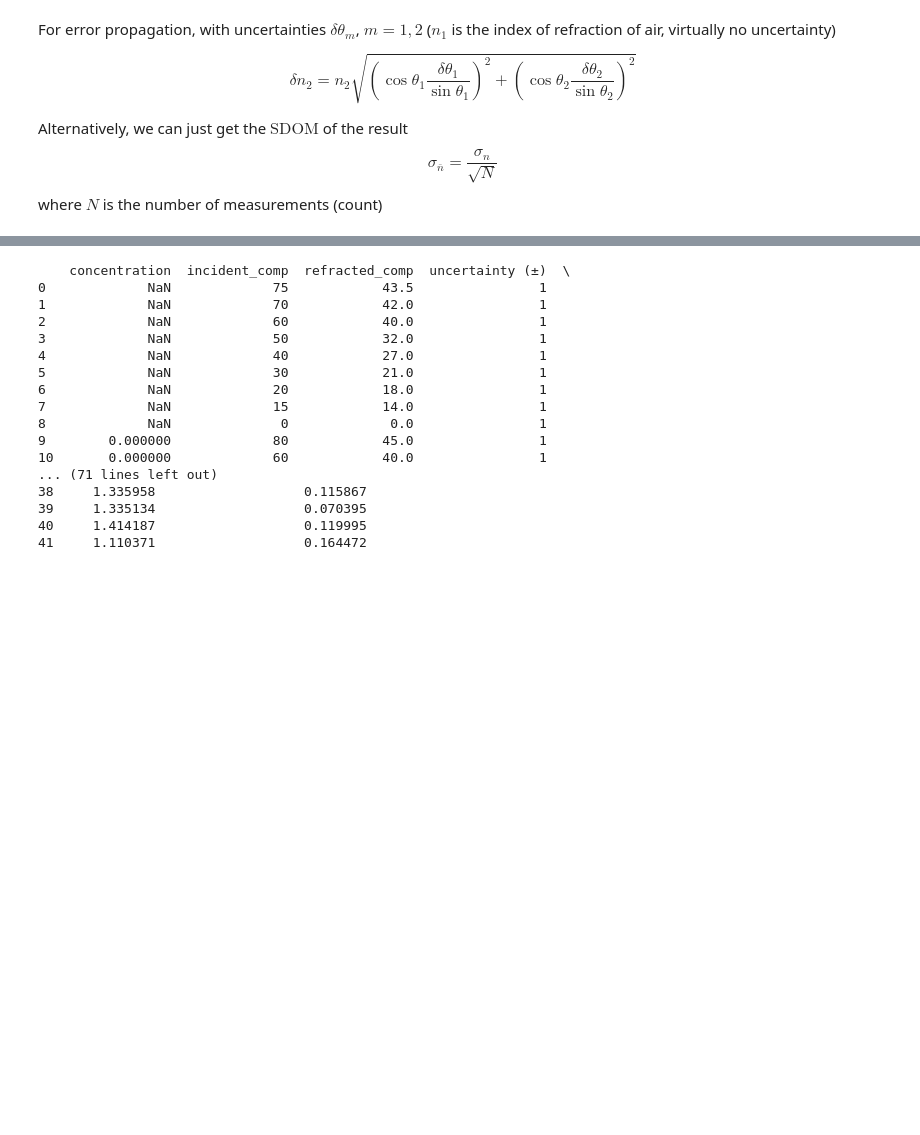
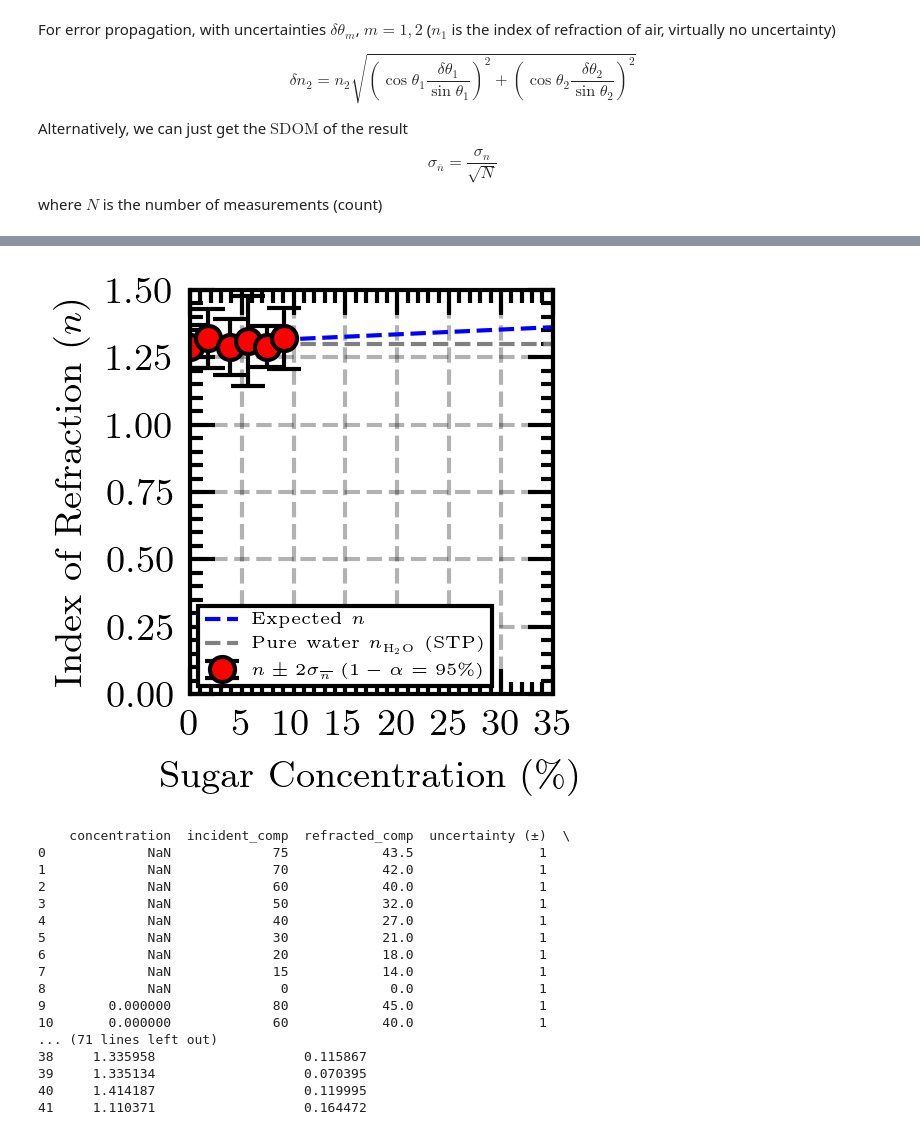
Before and after one commit to silvernuke911/Physics157, a Jupyter notebook: PHYSICS192 CODE/E5A/E5A.ipynb, the cells around one changed output, grey strips where cells are left out. Saved outputs shown, nothing was run; the diff lists cells and outputs as text; code cells hidden in the pictures; blank space fills up the shorter version.

```diff
--- a/PHYSICS192 CODE/E5A/E5A.ipynb
+++ b/PHYSICS192 CODE/E5A/E5A.ipynb
@@ -55,0 +87,20 @@ where $N$ is the number of measurements (count)
+# %%
+data2['incident'] = data2['incident_comp']
+data2['refracted'] = data2['refracted_comp']
+
+# Convert angles and uncertainty to radians
+incident_rad = np.deg2rad(data2['incident'])
+refracted_rad = np.deg2rad(data2['refracted'])
+
+# Calculate sines and their uncertainties
+data2['sin(i)'] = np.sin(incident_rad)
+data2['sin(r)'] = np.sin(refracted_rad)
+
+# 4. CORRECTED SNELL'S LAW CALCULATION:
+# n_substrate = (n_air * sin(incident)) / sin(refracted)
+n_air = 1.0003
+data2['n_substrate'] = (n_air * data2['sin(i)']) / data2['sin(r)']
+
+
+# Display the important columns to verify
+print(data2)
@@ -55,0 +238,52 @@ where $N$ is the number of measurements (count)
+# %%
+import matplotlib.pyplot as plt
+plt.figure(figsize=(2, 2), dpi=300)
+
+perce = np.linspace(0,35,100)
+nexp = 1.3 + 1.77e-3 * perce
+results_df = display_df.copy()
+print(display_df)
+plt.errorbar(
+    x=results_df['concentration'],
+    y=results_df['n_mean'],
+    yerr=2 * results_df['n_sdom'],
+    fmt='o',
+    color='red',
+    ecolor='black',
+    markeredgecolor='black',
+    markerfacecolor='red',
+    capsize=4,
+    elinewidth=1,
+    markersize=6,
+    label=r'$n \pm 2\sigma_{\overline{n}}$ ($1-\alpha = 95\%$)'
+)
+
+# Add a red line connecting the points
+plt.plot(results_df['concentration'], results_df['n_mean'],
+         color='red', linestyle='-', linewidth=1, alpha=1)
+
+# Add a red line connecting the points
+plt.plot(perce,nexp,
+         color='blue', linestyle='--', linewidth=1, alpha=1, label = 'Expected $n$')
+
+# Customize the plot
+plt.xlabel(r'Sugar Concentration ($\%$)')
+plt.ylabel('Index of Refraction ($n$)')
+
+# Corrected pure water line label
+plt.axhline(1.3, color='gray', linestyle='--', linewidth=1, zorder=1,
+           label=r'Pure water $n_{\mathrm{H_2O}}$ (STP)')
+
+# Adjust y-limits to better fit your data
+plt.ylim(0, 1.5)
+plt.yticks(np.arange(0, 1.59, 0.25))
+plt.xlim(0, 35)
+plt.xticks(range(0,40,5))
+plt.grid(True, alpha=0.3, linestyle='--')
+
+# Improved legend with better visibility
+plt.legend(fancybox=False, edgecolor='k', facecolor='white', fontsize = '4')
+
+plt.tight_layout()
+plt.show()
+# %% [output]
@@ -56,3 +305,4 @@ where $N$ is the number of measurements (count)
+[figure, added]
 # %%
 data['incident'] = data['incident_comp']
 data['refracted'] = data['refracted_comp']
```
Also changed, not shown: parts of 7 cells of this notebook, 31 other files.
